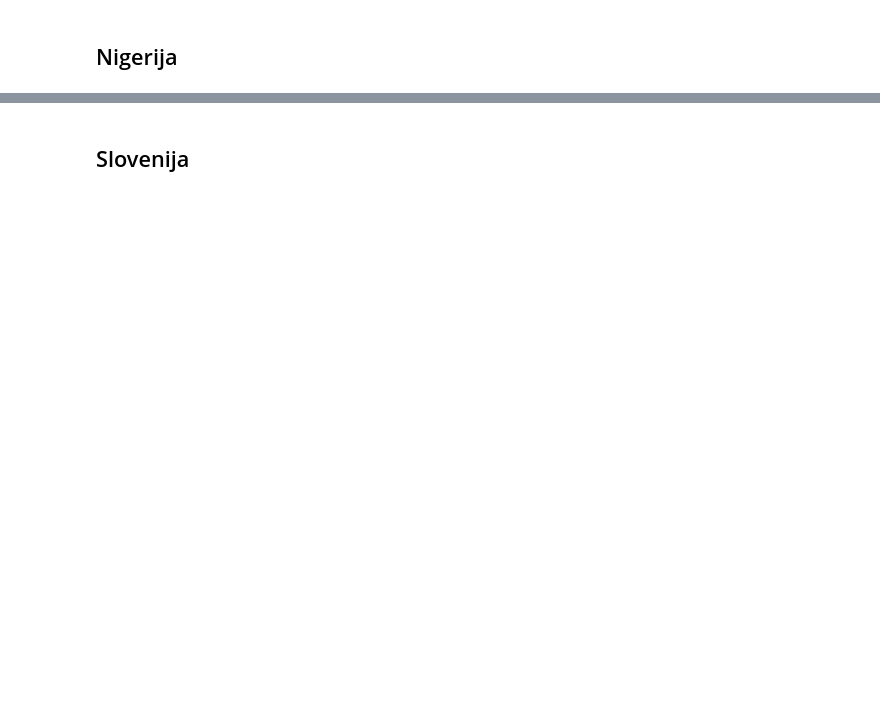
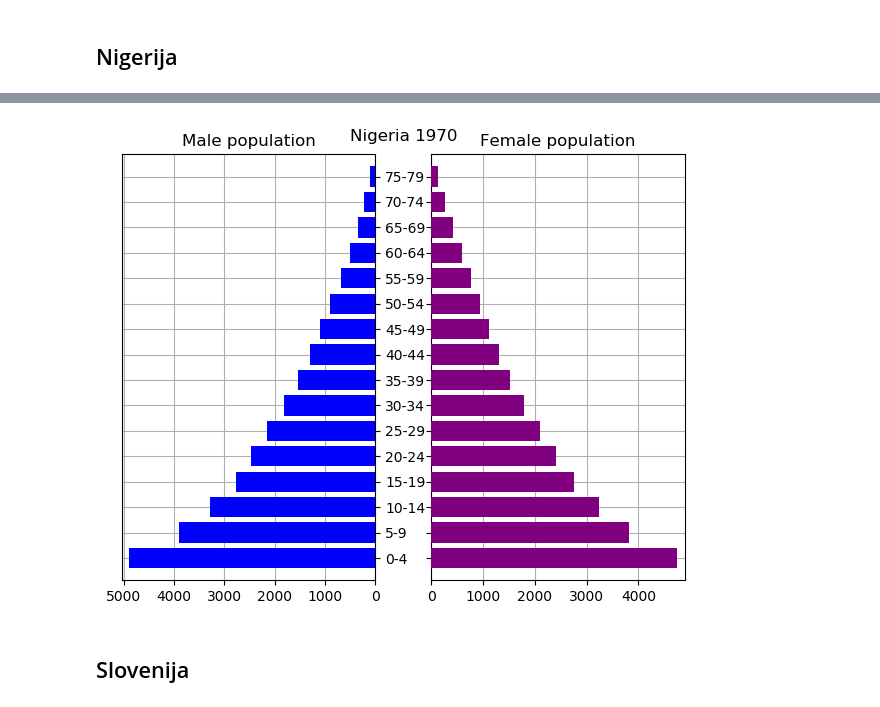
Before and after one commit to MaticSincek/PR18JJMSTB, a Jupyter notebook: vmesno-porocilo.ipynb, the cells around one changed output, grey strips where cells are left out. Drawn from its saved outputs; the diff is of its cells as text; code cells hidden in the pictures; blank space fills up the shorter version.

```diff
--- a/vmesno-porocilo.ipynb
+++ b/vmesno-porocilo.ipynb
@@ -241,3 +251,7 @@ population("WPP2017_TotalPopulationBySex.csv","Nigeria", 2100)
+# %%
+ageGroupVisualisation("WPP2017_PopulationByAgeSex_Medium.csv", 1970, "Nigeria")
+# %% [output]
+[figure, added]
 # %% [markdown]
 <h2>Slovenija</h2>
 # %%
```
Also changed, not shown: parts of 13 cells of this notebook.
